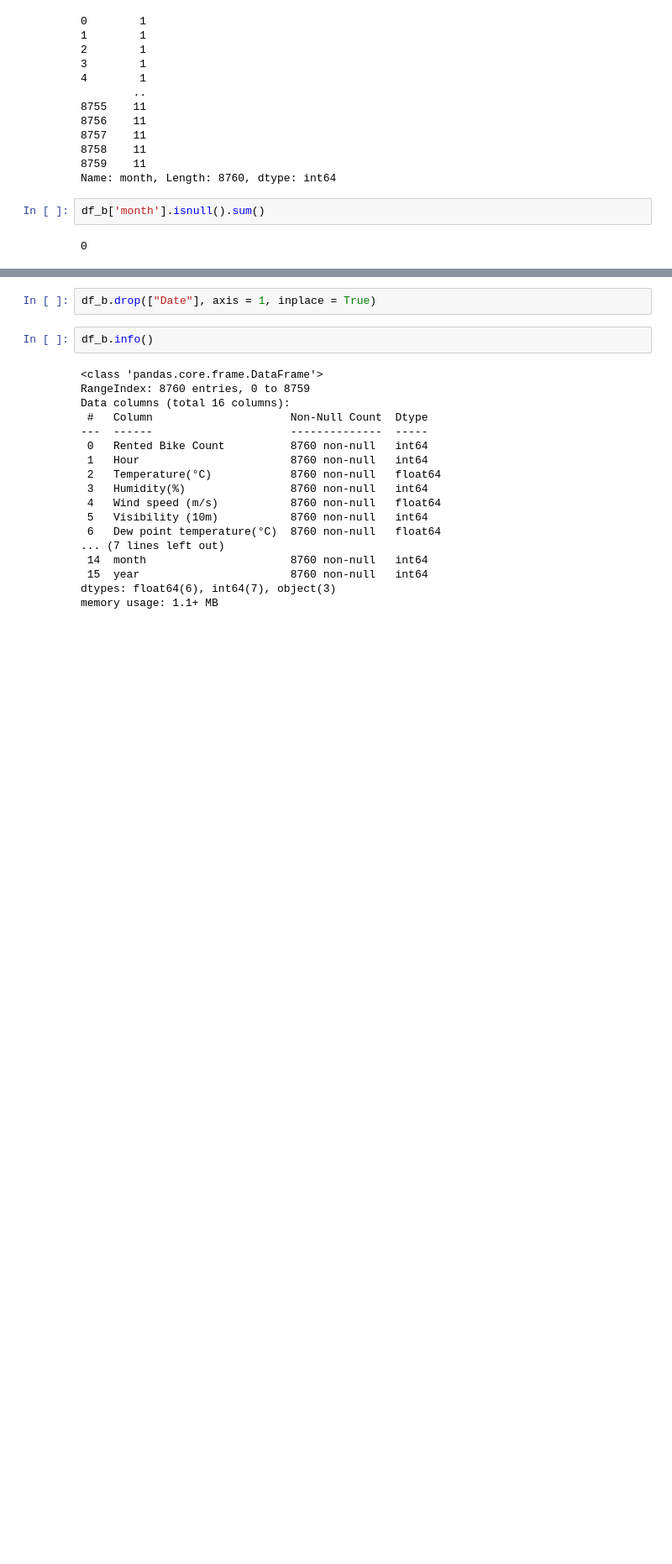
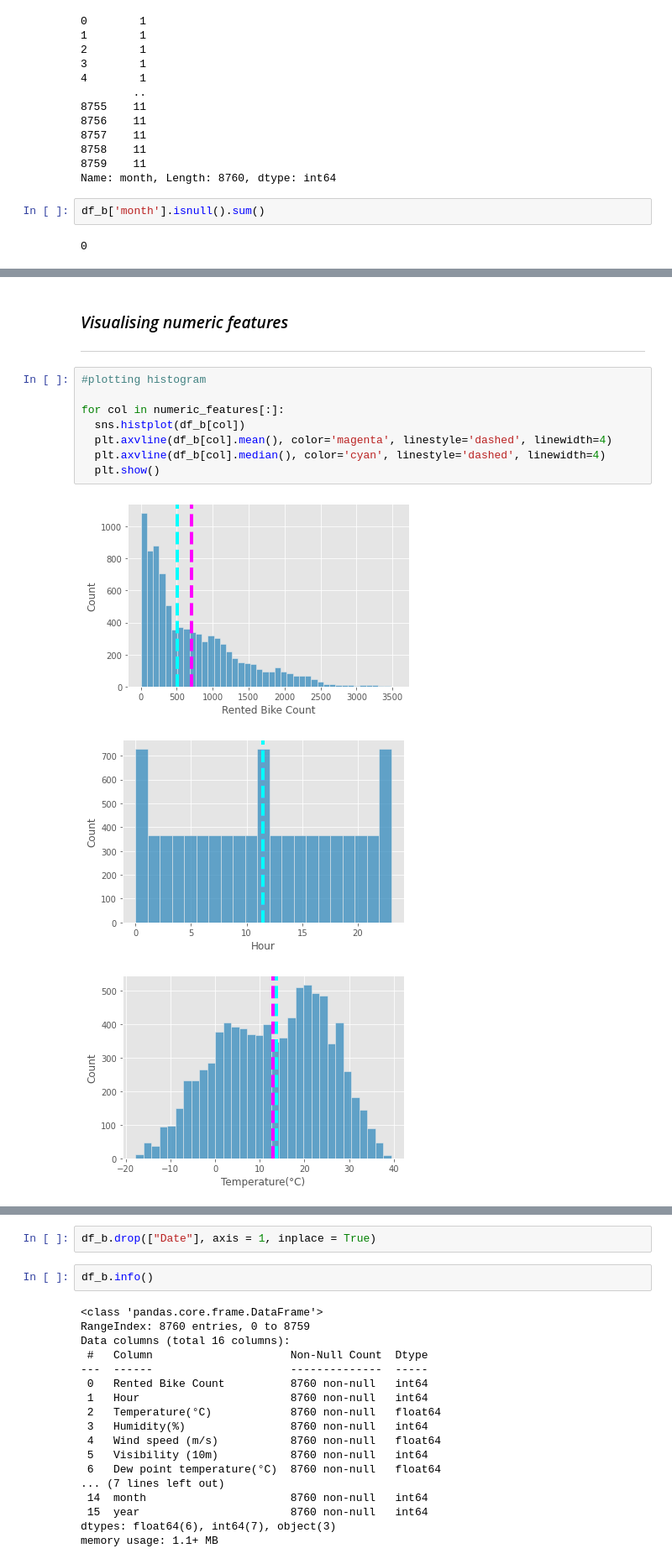
Before and after one commit to Jasjot-Kaur/Seoul-Bike-Sharing-Demand-Prediction_Linear-Regression, a Jupyter notebook: Regression_Seoul_Bike_Sharing_Demand_Prediction.ipynb, the cells around one changed output, grey strips where cells are left out. Shown at 84% size. Drawn from its saved outputs; the diff is of its cells as text; blank space fills up the shorter version.

```diff
--- a/Regression_Seoul_Bike_Sharing_Demand_Prediction.ipynb
+++ b/Regression_Seoul_Bike_Sharing_Demand_Prediction.ipynb
@@ -225,0 +276,16 @@ df_b['month'].isnull().sum()
+# %% [markdown]
+### *Visualising numeric features*
+
+___
+# %%
+#plotting histogram
+
+for col in numeric_features[:]:
+  sns.histplot(df_b[col])
+  plt.axvline(df_b[col].mean(), color='magenta', linestyle='dashed', linewidth=4)
+  plt.axvline(df_b[col].median(), color='cyan', linestyle='dashed', linewidth=4)
+  plt.show()
+# %% [output]
+[figure, added]
+[figure, added]
+[figure, added]
```
Also changed, not shown: parts of 41 cells of this notebook.
